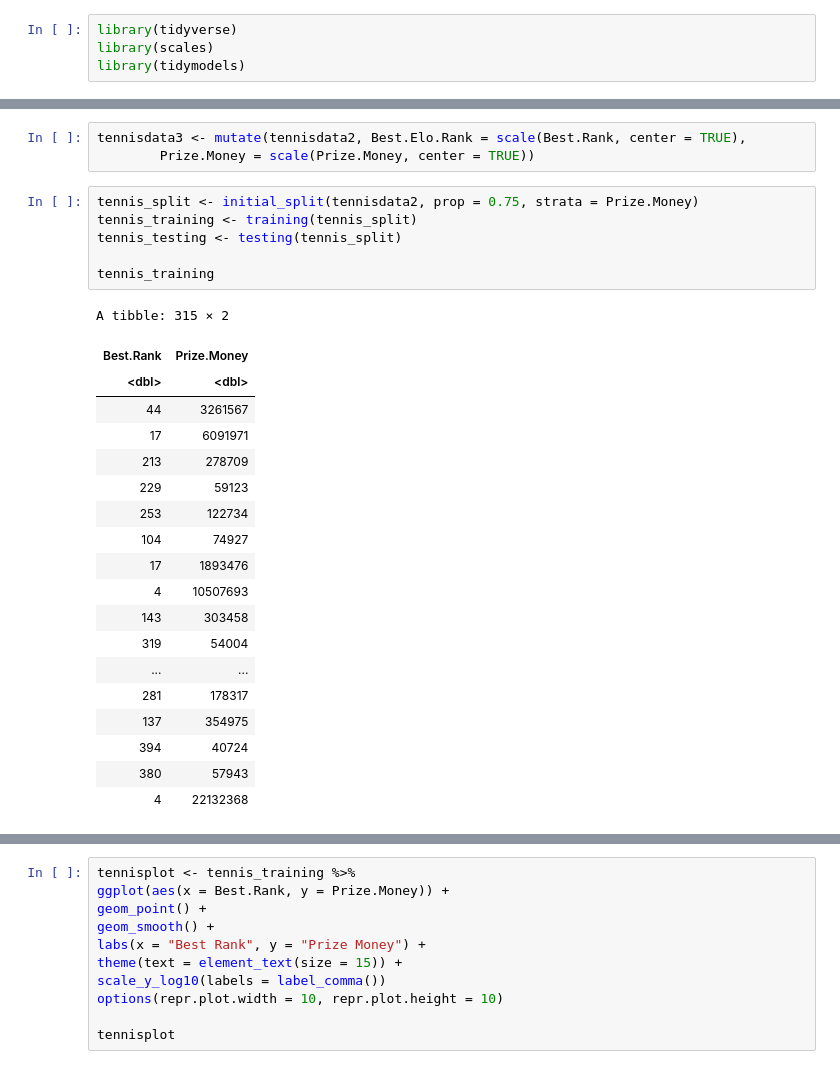
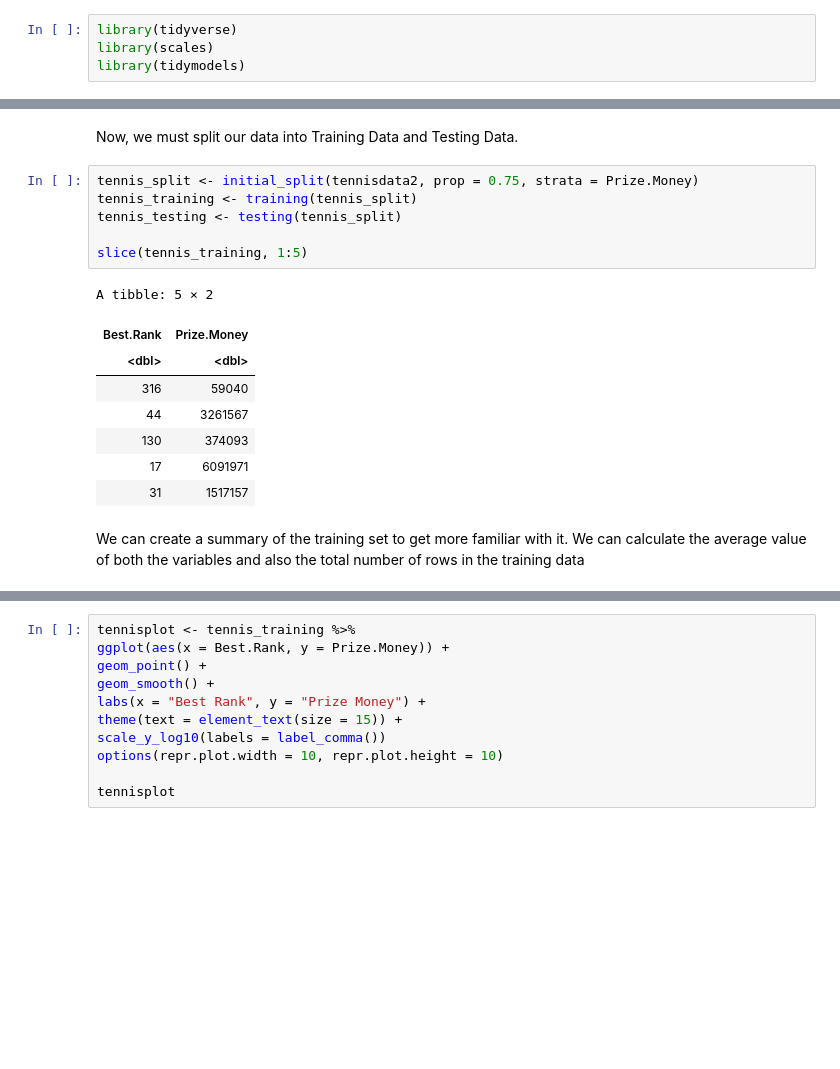
Before and after one commit to vivaanbhandary/DSCI-GroupProject-Tennis, a Jupyter notebook: Group Project/GroupProjectTennis.ipynb, the cells around one changed output, grey strips where cells are left out. Saved outputs shown, nothing was run; the diff lists cells and outputs as text; blank space fills up the shorter version.

```diff
--- a/Group Project/GroupProjectTennis.ipynb
+++ b/Group Project/GroupProjectTennis.ipynb
@@ -27,35 +40,25 @@ cols(
 )
 
 See spec(...) for full column specifications.
-# %%
-tennisdata3 <- mutate(tennisdata2, Best.Elo.Rank = scale(Best.Rank, center = TRUE),
-        Prize.Money = scale(Prize.Money, center = TRUE))
+# %% [markdown]
+Now, we must split our data into Training Data and Testing Data.
 # %%
 tennis_split <- initial_split(tennisdata2, prop = 0.75, strata = Prize.Money)
 tennis_training <- training(tennis_split)
 tennis_testing <- testing(tennis_split)
 
-tennis_training
+slice(tennis_training, 1:5)
 # %% [output]
-A tibble: 315 × 2
+A tibble: 5 × 2
 | Best.Rank | Prize.Money |
 | <dbl> | <dbl> |
+| 316 | 59040 |
 | 44 | 3261567 |
+| 130 | 374093 |
 | 17 | 6091971 |
-| 213 | 278709 |
-| 229 | 59123 |
-| 253 | 122734 |
-| 104 | 74927 |
-| 17 | 1893476 |
-| 4 | 10507693 |
-| 143 | 303458 |
-| 319 | 54004 |
-| ... | ... |
-| 281 | 178317 |
-| 137 | 354975 |
-| 394 | 40724 |
-| 380 | 57943 |
-| 4 | 22132368 |
+| 31 | 1517157 |
+# %% [markdown]
+We can create a summary of the training set to get more familiar with it. We can calculate the average value of both the variables  and also the total number of rows in the training data
 # %%
 tennis_summary <- tennis_training %>%
 summarise(Average_Rank = mean(Best.Rank, na.rm=TRUE),
```
Also changed, not shown: parts of 12 cells of this notebook.
